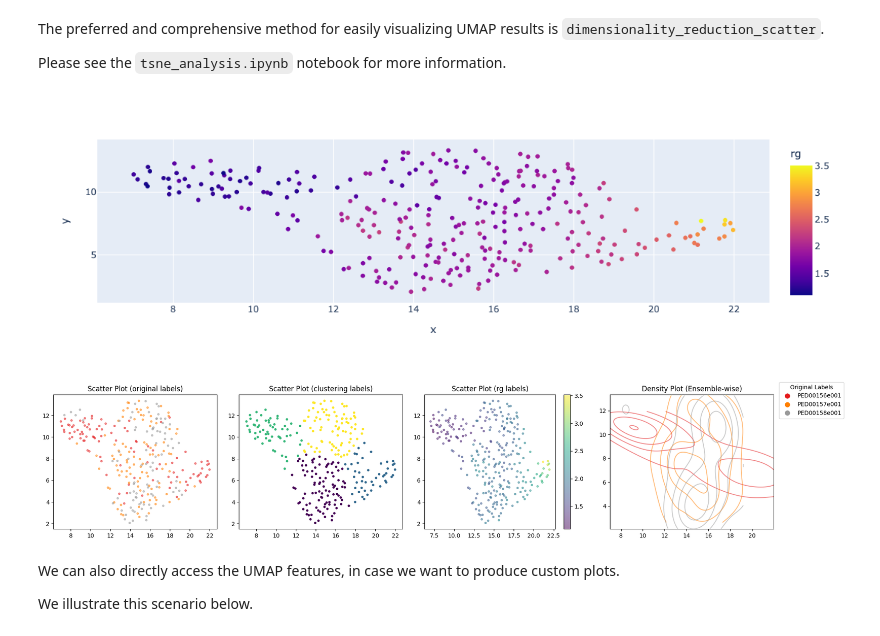
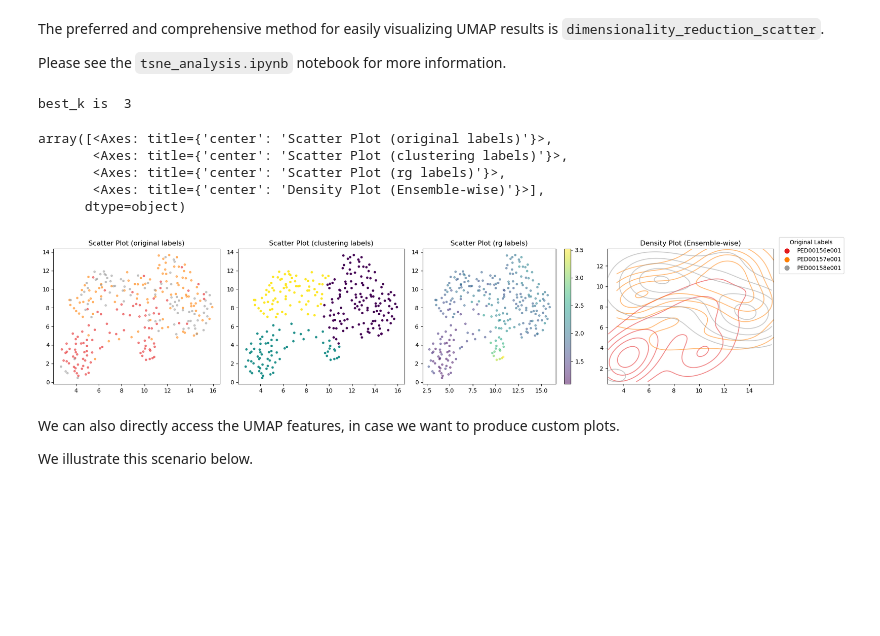
Before and after one commit to BioComputingUP/EnsembleTools, a Jupyter notebook: notebooks/umap_analysis.ipynb, the cells around one changed output. Drawn from its saved outputs; the diff is of its cells as text; code cells hidden in the pictures; blank space fills up the shorter version.

Commit message:
this branch has the configuration for reproducing the plot in the paper

```diff
--- a/notebooks/umap_analysis.ipynb
+++ b/notebooks/umap_analysis.ipynb
@@ -74,11 +74,16 @@ The preferred and comprehensive method for easily visualizing UMAP results is `d
 Please see the `tsne_analysis.ipynb` notebook for more information.
 # %%
 vis.dimensionality_reduction_scatter(
-    color_by="rg", n_comp=2, plotly=True, kde_by_ensemble=True, cmap_label='viridis'
-);
+    color_by="rg", n_components=2, plotly=True, kde_by_ensemble=True, cmap_label='viridis'
+)
 # %% [output]
+best_k is  3
+array([<Axes: title={'center': 'Scatter Plot (original labels)'}>,
+       <Axes: title={'center': 'Scatter Plot (clustering labels)'}>,
+       <Axes: title={'center': 'Scatter Plot (rg labels)'}>,
+       <Axes: title={'center': 'Density Plot (Ensemble-wise)'}>],
+      dtype=object)
-[figure, old version]
+[figure, new version]
-[figure, removed]
 # %% [markdown]
 We can also directly access the UMAP features, in case we want to produce custom plots.
 
```
Also changed, not shown: parts of 1 cell of this notebook, 8 other files.
